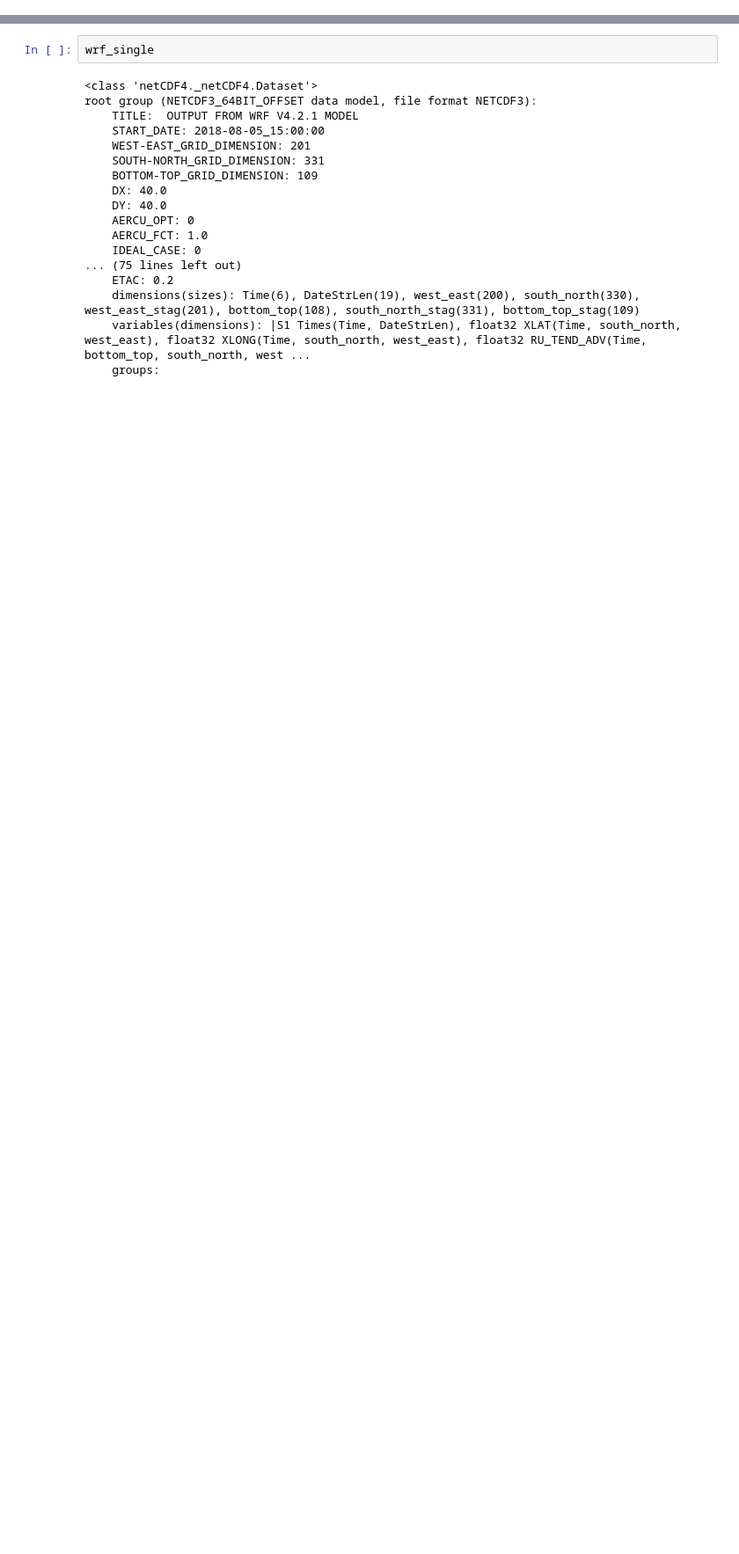
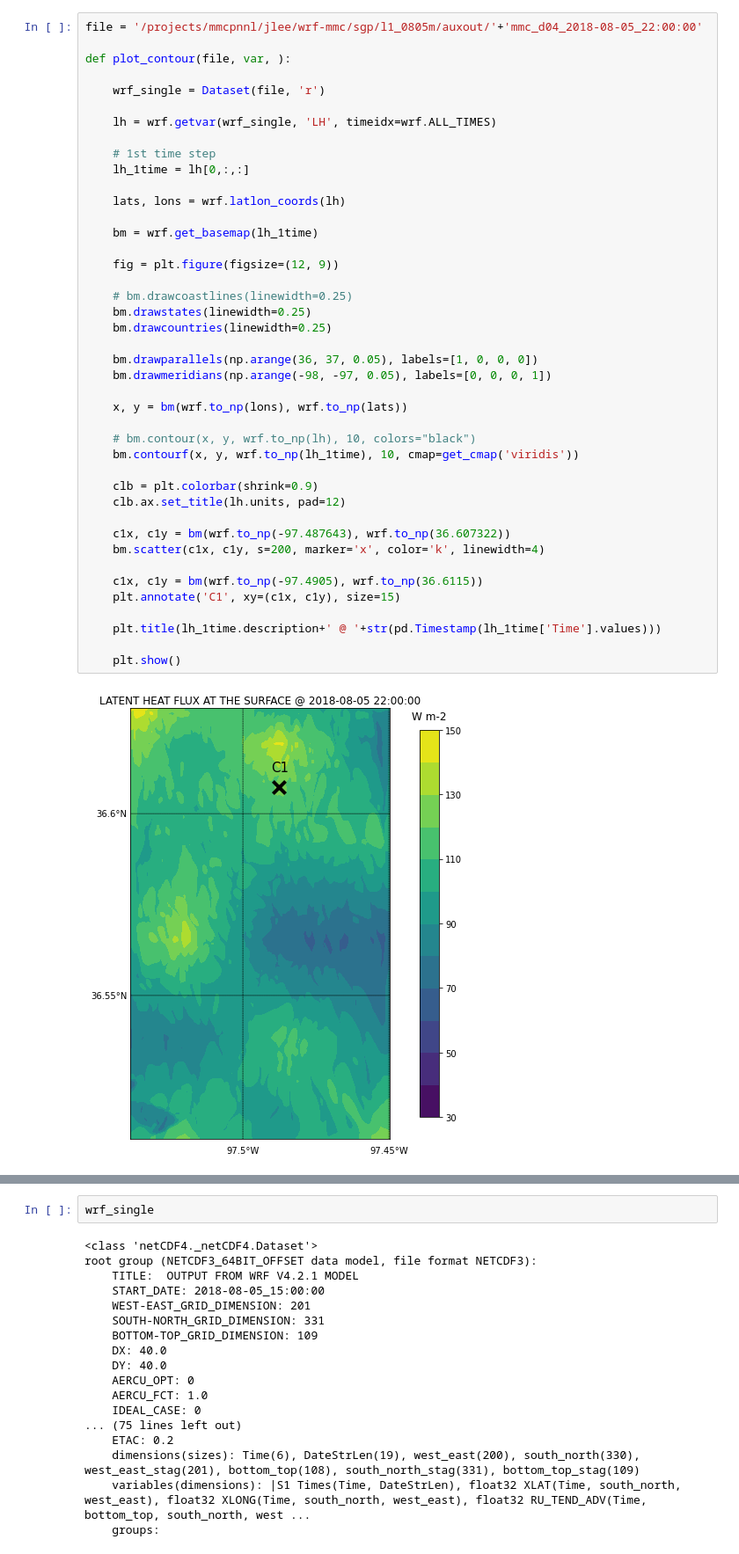
Before and after one commit to joejoeyjoseph/mmc-pnnl-j3, a Jupyter notebook: sgp/eagle/04a_auxout_xycontour.ipynb, the cells around one changed output, grey strips where cells are left out. Shown: that part at 88% size. Drawn from its saved outputs; the diff is of its cells as text; blank space fills up the shorter version.

```diff
--- a/sgp/eagle/04a_auxout_xycontour.ipynb
+++ b/sgp/eagle/04a_auxout_xycontour.ipynb
@@ -26,0 +122,44 @@ wrf_single = Dataset(file, 'r')
+# %%
+file = '/projects/mmcpnnl/jlee/wrf-mmc/sgp/l1_0805m/auxout/'+'mmc_d04_2018-08-05_22:00:00'
+
+def plot_contour(file, var, ):
+
+    wrf_single = Dataset(file, 'r')
+
+    lh = wrf.getvar(wrf_single, 'LH', timeidx=wrf.ALL_TIMES)
+
+    # 1st time step
+    lh_1time = lh[0,:,:]
+
+    lats, lons = wrf.latlon_coords(lh)
+
+    bm = wrf.get_basemap(lh_1time)
+
+    fig = plt.figure(figsize=(12, 9))
+
+    # bm.drawcoastlines(linewidth=0.25)
+    bm.drawstates(linewidth=0.25)
+    bm.drawcountries(linewidth=0.25)
+
+    bm.drawparallels(np.arange(36, 37, 0.05), labels=[1, 0, 0, 0])
+    bm.drawmeridians(np.arange(-98, -97, 0.05), labels=[0, 0, 0, 1])
+
+    x, y = bm(wrf.to_np(lons), wrf.to_np(lats))
+
+    # bm.contour(x, y, wrf.to_np(lh), 10, colors="black")
+    bm.contourf(x, y, wrf.to_np(lh_1time), 10, cmap=get_cmap('viridis'))
+
+    clb = plt.colorbar(shrink=0.9)
+    clb.ax.set_title(lh.units, pad=12)
+
+    c1x, c1y = bm(wrf.to_np(-97.487643), wrf.to_np(36.607322))
+    bm.scatter(c1x, c1y, s=200, marker='x', color='k', linewidth=4)
+
+    c1x, c1y = bm(wrf.to_np(-97.4905), wrf.to_np(36.6115))
+    plt.annotate('C1', xy=(c1x, c1y), size=15)
+
+    plt.title(lh_1time.description+' @ '+str(pd.Timestamp(lh_1time['Time'].values)))
+
+    plt.show()
+# %% [output]
+[figure, added]
```
Also changed, not shown: parts of 20 cells of this notebook.
